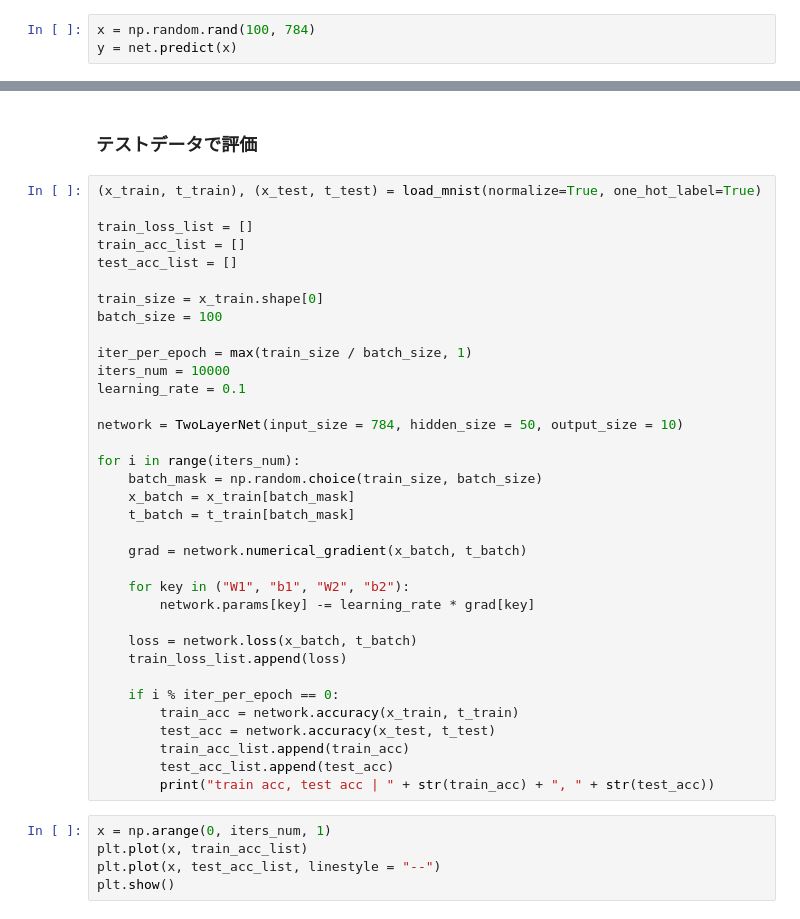
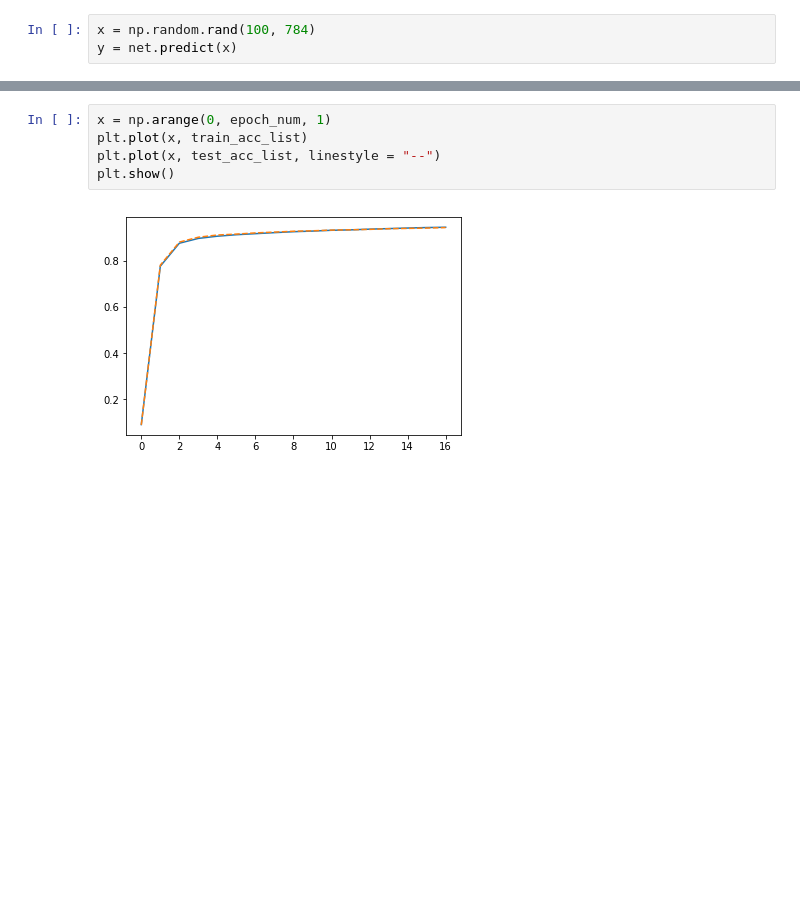
Before and after one commit to PiroHiroPiro/DeepLearningFromScratch, a Jupyter notebook: 4.ipynb, the cells around one changed output, grey strips where cells are left out. Cells and saved outputs as stored; diff of their text form; blank space fills up the shorter version.

```diff
--- a/4.ipynb
+++ b/4.ipynb
@@ -384,42 +420,7 @@ plt.show()
-# %% [markdown]
-### テストデータで評価
-# %%
-(x_train, t_train), (x_test, t_test) = load_mnist(normalize=True, one_hot_label=True)
-
-train_loss_list = []
-train_acc_list = []
-test_acc_list = []
-
-train_size = x_train.shape[0]
-batch_size = 100
-
-iter_per_epoch = max(train_size / batch_size, 1)
-iters_num = 10000
-learning_rate = 0.1
-
-network = TwoLayerNet(input_size = 784, hidden_size = 50, output_size = 10)
-
-for i in range(iters_num):
-    batch_mask = np.random.choice(train_size, batch_size)
-    x_batch = x_train[batch_mask]
-    t_batch = t_train[batch_mask]
-
-    grad = network.numerical_gradient(x_batch, t_batch)
-
-    for key in ("W1", "b1", "W2", "b2"):
-        network.params[key] -= learning_rate * grad[key]
-
-    loss = network.loss(x_batch, t_batch)
-    train_loss_list.append(loss)
-
-    if i % iter_per_epoch == 0:
-        train_acc = network.accuracy(x_train, t_train)
-        test_acc = network.accuracy(x_test, t_test)
-        train_acc_list.append(train_acc)
-        test_acc_list.append(test_acc)
-        print("train acc, test acc | " + str(train_acc) + ", " + str(test_acc))
 # %%
-x = np.arange(0, iters_num, 1)
+x = np.arange(0, epoch_num, 1)
 plt.plot(x, train_acc_list)
 plt.plot(x, test_acc_list, linestyle = "--")
 plt.show()
+# %% [output]
+[figure, added]
```
Also changed, not shown: parts of 13 cells of this notebook, 4 other files.
